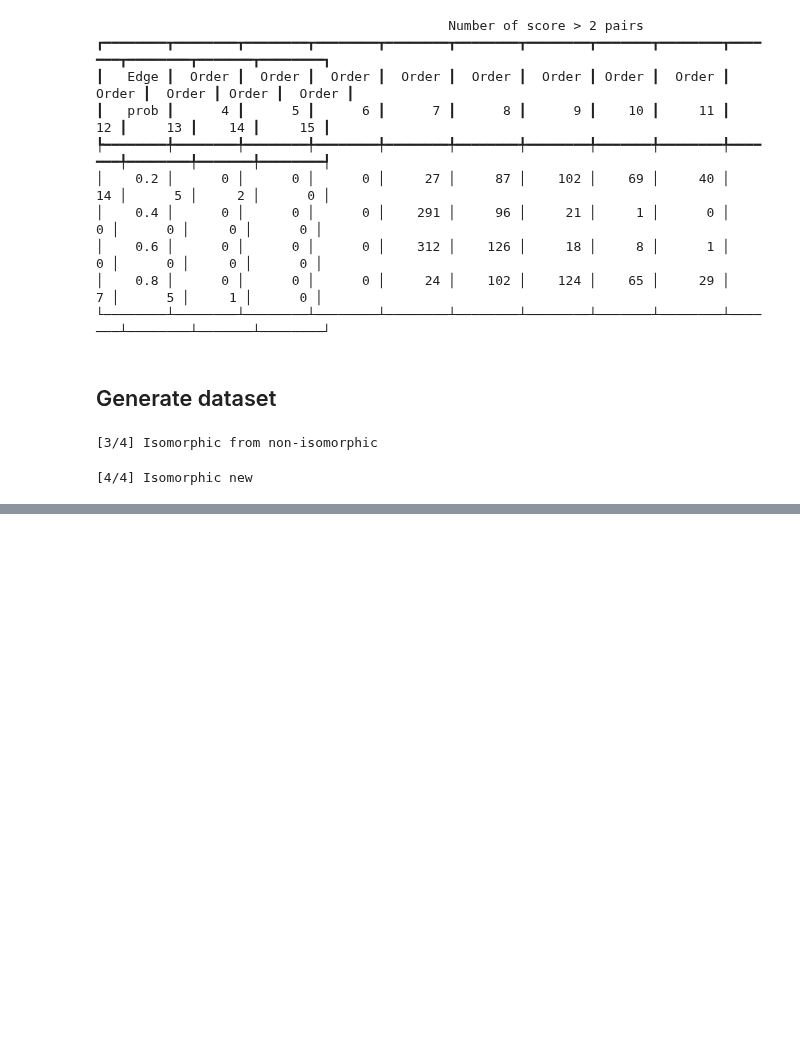
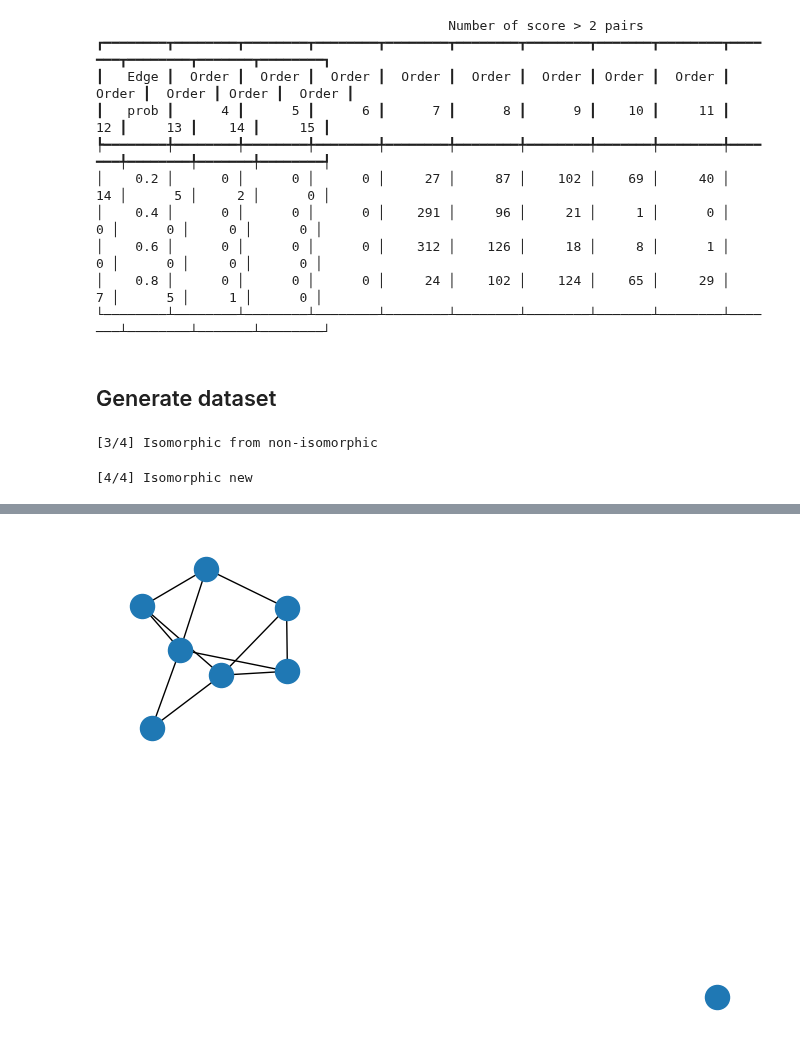
Before and after one commit to SamAdamDay/neural-interactive-proofs, a Jupyter notebook: playground/gi_dataset.ipynb, the cells around one changed output, grey strips where cells are left out. Cells and saved outputs as stored; diff of their text form; code cells hidden in the pictures; blank space fills up the shorter version.

```diff
--- a/playground/gi_dataset.ipynb
+++ b/playground/gi_dataset.ipynb
@@ -394,0 +398,15 @@ scores = F.pad(scores, (0, DATASET_CONFIG["num_samples"] - scores.shape[0],), va
+# %%
+node_permutation = torch.argsort(torch.rand(adjacencies.shape[:-1]))
+node1_permutation = einops.repeat(
+    node_permutation,
+    "pair batch node1 -> pair batch node1 node2",
+    node2=adjacencies.shape[-1],
+)
+node2_permutation = einops.repeat(
+    node_permutation,
+    "pair batch node2 -> pair batch node1 node2",
+    node1=adjacencies.shape[-1],
+)
+adjacencies_shuffled = torch.gather(adjacencies, 2, node1_permutation)
+adjacencies_shuffled = torch.gather(adjacencies_shuffled, 3, node2_permutation)
+adjacencies_shuffled
@@ -395,3 +435,7 @@ scores = F.pad(scores, (0, DATASET_CONFIG["num_samples"] - scores.shape[0],), va
+# %%
+nx.draw(nx.from_numpy_array(adjacencies_shuffled[1, 0].numpy()))
+# %% [output]
+[figure, added]
 # %%
 batch_id = torch.randint(0, adjacencies.shape[1], (1,))
 adjacency = adjacencies[:, batch_id, :sizes[batch_id], :sizes[batch_id]].squeeze()
```
Also changed, not shown: parts of 8 cells of this notebook, 3 other files.
